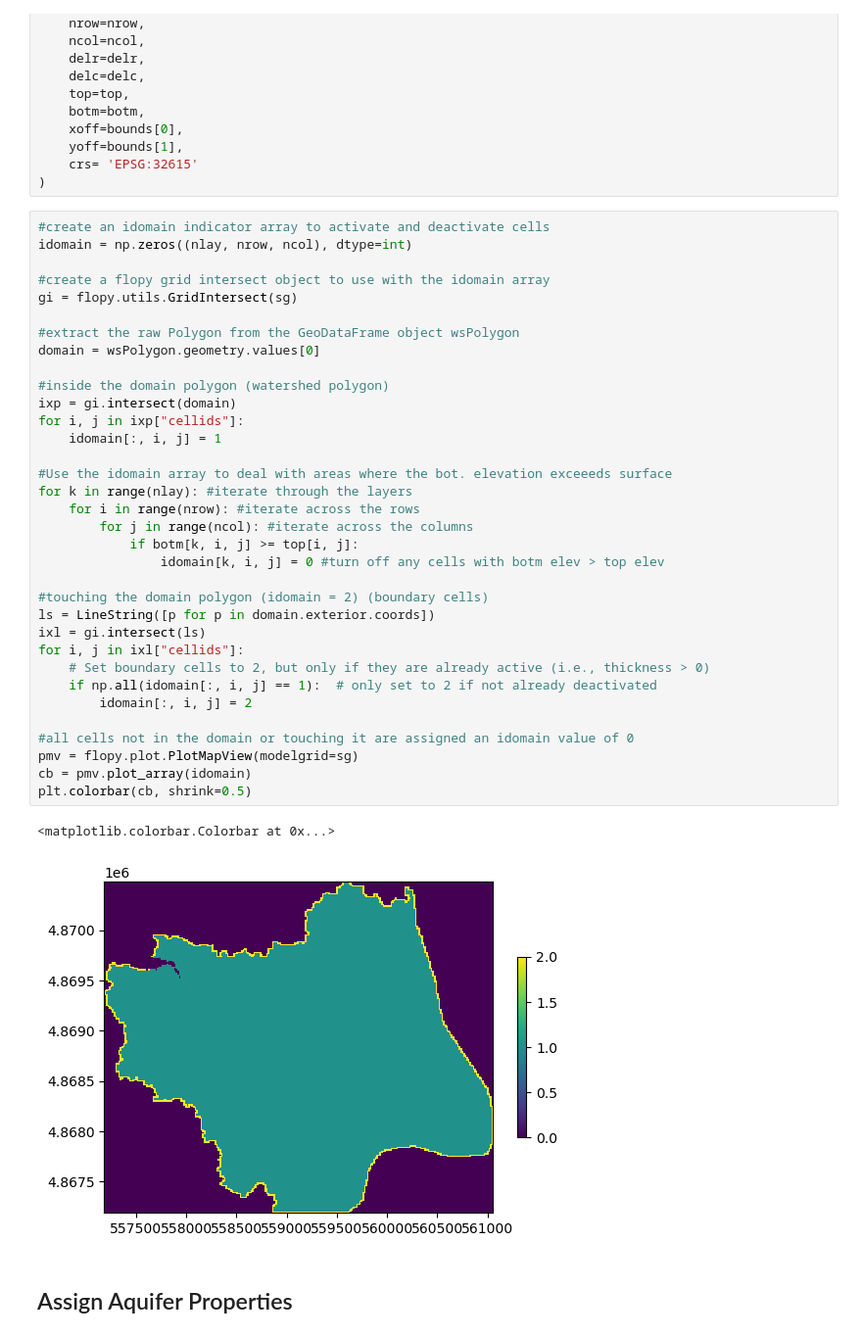
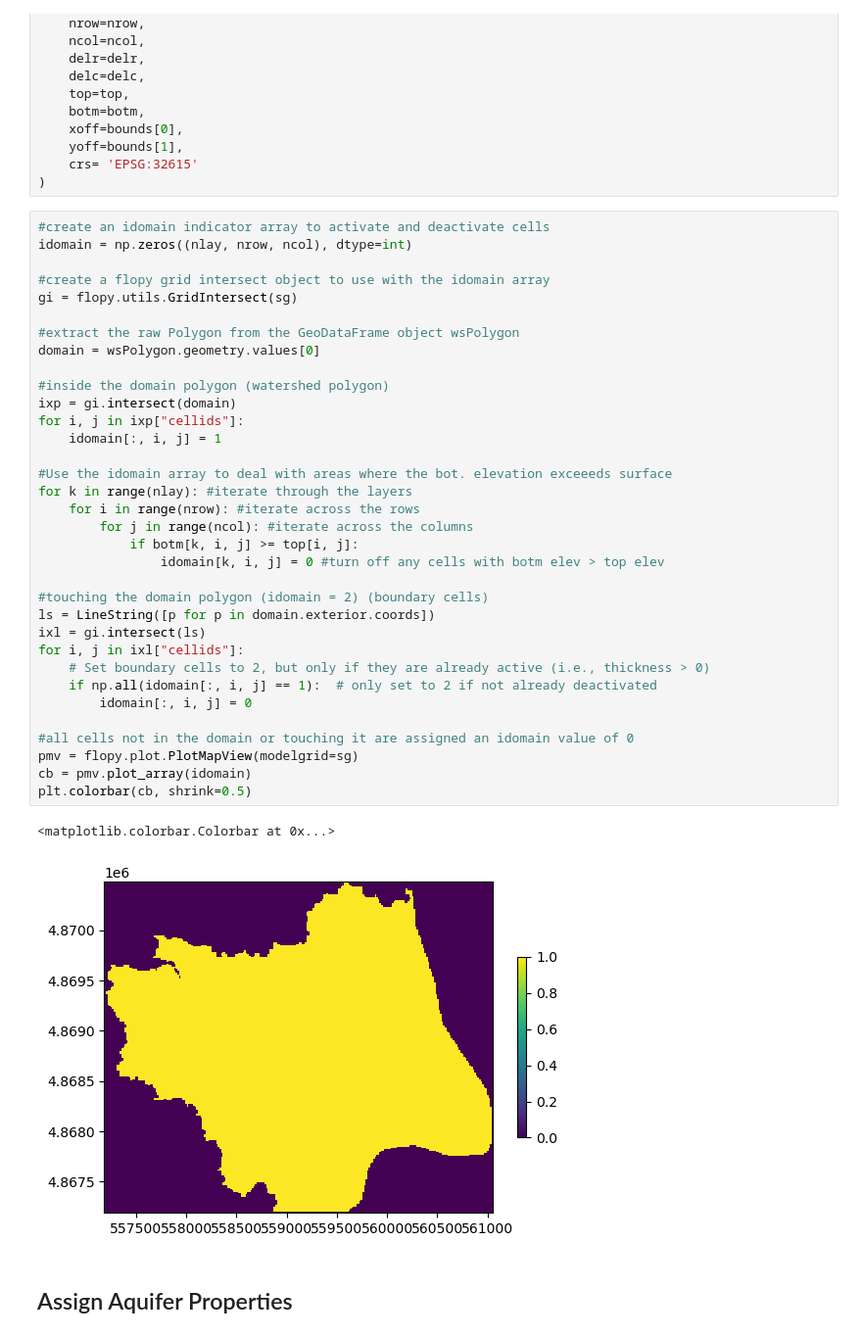
Before and after one commit to Csaucer/BearSpringUMN, a Jupyter notebook: EPM/EPM_wsgrid.ipynb, the cells around one changed output. Shown: that part at 98% size. Cells and saved outputs as stored; diff of their text form.

```diff
--- a/EPM/EPM_wsgrid.ipynb
+++ b/EPM/EPM_wsgrid.ipynb
@@ -183,35 +187,35 @@ idomain = np.zeros((nlay, nrow, ncol), dtype=int)
 gi = flopy.utils.GridIntersect(sg)
 
 #extract the raw Polygon from the GeoDataFrame object wsPolygon
 domain = wsPolygon.geometry.values[0]
 
 #inside the domain polygon (watershed polygon)
 ixp = gi.intersect(domain)
 for i, j in ixp["cellids"]:
     idomain[:, i, j] = 1
 
 #Use the idomain array to deal with areas where the bot. elevation exceeeds surface
 for k in range(nlay): #iterate through the layers
     for i in range(nrow): #iterate across the rows
         for j in range(ncol): #iterate across the columns
             if botm[k, i, j] >= top[i, j]:
                 idomain[k, i, j] = 0 #turn off any cells with botm elev > top elev
 
 #touching the domain polygon (idomain = 2) (boundary cells)
 ls = LineString([p for p in domain.exterior.coords])
 ixl = gi.intersect(ls)
 for i, j in ixl["cellids"]:
     # Set boundary cells to 2, but only if they are already active (i.e., thickness > 0)
     if np.all(idomain[:, i, j] == 1):  # only set to 2 if not already deactivated
-        idomain[:, i, j] = 2
+        idomain[:, i, j] = 0
 
 #all cells not in the domain or touching it are assigned an idomain value of 0
 pmv = flopy.plot.PlotMapView(modelgrid=sg)
 cb = pmv.plot_array(idomain)
 plt.colorbar(cb, shrink=0.5)
 # %% [output]
 <matplotlib.colorbar.Colorbar at 0x...>
-[figure, old version]
+[figure, new version]
 # %% [markdown]
 ## Assign Aquifer Properties
 # %%
```
Also changed, not shown: parts of 7 cells of this notebook, 16 other files.
